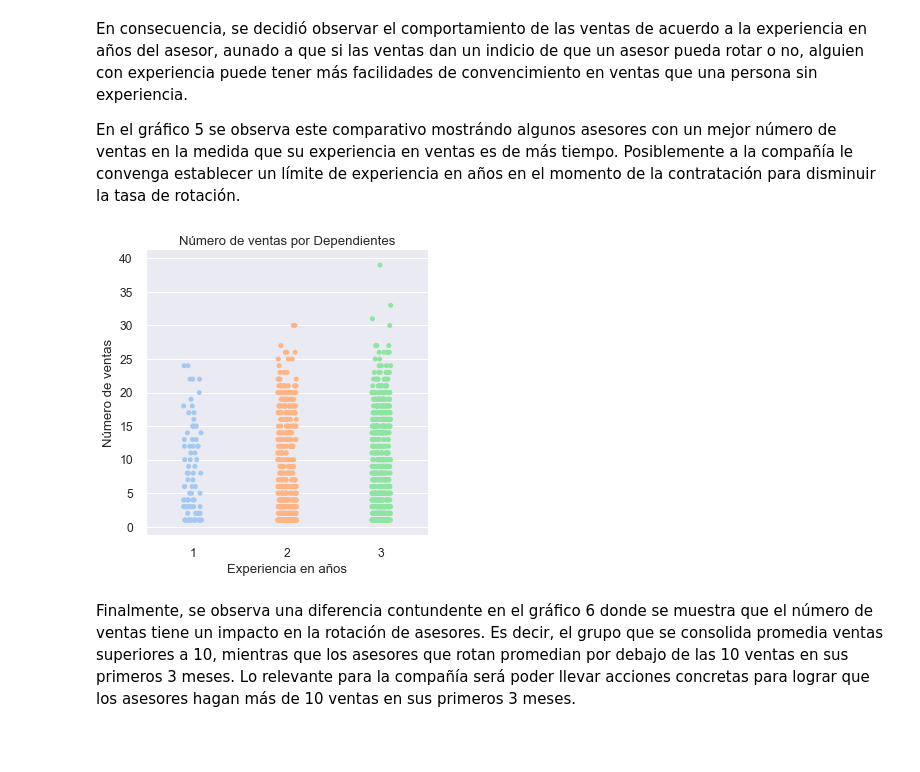
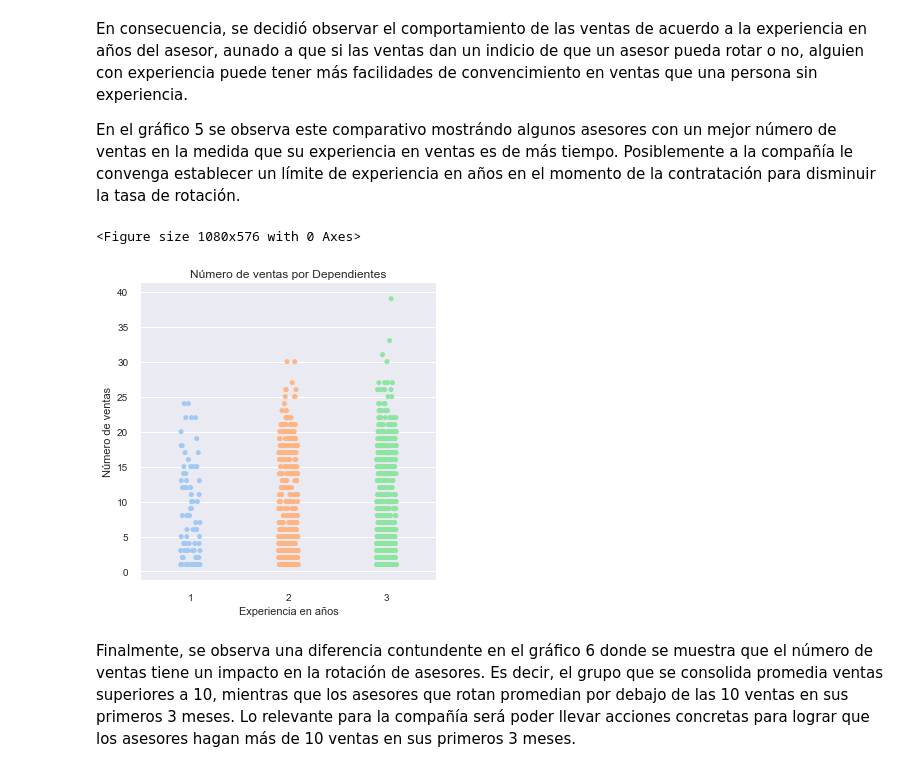
Before and after one commit to paola-md/final-regresion-avanzada, a Jupyter notebook: EDA/ProyectoEDA_MLG-IMAGENES.ipynb, the cells around one changed output. Saved outputs shown, nothing was run; the diff lists cells and outputs as text; code cells hidden in the pictures; blank space fills up the shorter version.

```diff
--- a/EDA/ProyectoEDA_MLG-IMAGENES.ipynb
+++ b/EDA/ProyectoEDA_MLG-IMAGENES.ipynb
@@ -397,9 +428,13 @@ En consecuencia, se decidió observar el comportamiento de las ventas de acuerdo
 
 En el gráfico 5 se observa este comparativo mostrándo algunos asesores con un mejor número de ventas en la medida que su experiencia en ventas es de más tiempo. Posiblemente a la compañía le convenga establecer un límite de experiencia en años en el momento de la contratación para disminuir la tasa de rotación.
 # %%
-objEda.Graficar_Degradado(objEda.pdDataSet,'experiencia','num_ventas','Experiencia en años','Número de ventas','Número de ventas por Dependientes')
+plt.figure(figsize = (15,8))
+ax = objEda.Graficar_Degradado(objEda.pdDataSet,'experiencia','num_ventas','Experiencia en años','Número de ventas','Número de ventas por Dependientes')
+plt.savefig('./../img/experiencia_ventas.png')
+plt.show()
 # %% [output]
+<Figure size 1080x576 with 0 Axes>
-[figure, old version]
+[figure, new version]
 # %% [markdown]
 Finalmente, se observa una diferencia contundente en el gráfico 6 donde se muestra que el número de ventas tiene un impacto en la rotación de asesores. Es decir, el grupo que se consolida promedia ventas superiores a 10, mientras que los asesores que rotan promedian por debajo de las 10 ventas en sus primeros 3 meses. Lo relevante para la compañía será poder llevar acciones concretas para lograr que los asesores hagan más de 10 ventas en sus primeros 3 meses.
 # %%
```
Also changed, not shown: parts of 13 cells of this notebook.
